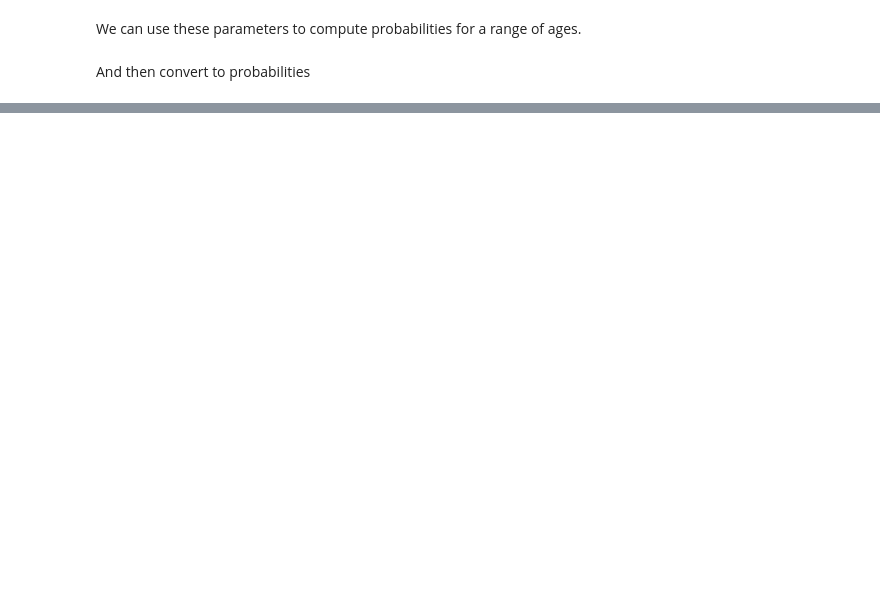
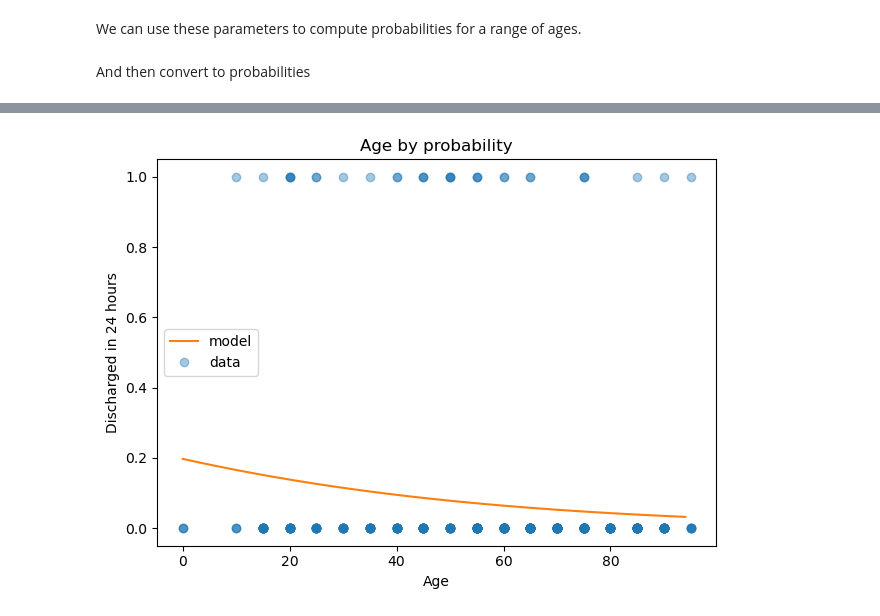
Before and after one commit to HYLODE/HyStakes, a Jupyter notebook: hystakes/vignettes/bayes-for-discharge-using-odds.ipynb, the cells around one changed output, grey strips where cells are left out. Drawn from its saved outputs; the diff is of its cells as text; code cells hidden in the pictures; blank space fills up the shorter version.

```diff
--- a/hystakes/vignettes/bayes-for-discharge-using-odds.ipynb
+++ b/hystakes/vignettes/bayes-for-discharge-using-odds.ipynb
@@ -272,4 +334,5 @@ We can use these parameters to compute probabilities for a range of ages.
 # %%
 inter = results.params['Intercept']
 slope = results.params['x']
-xs = np.arange(53, 83) - age_offset
+xs = np.arange(df.age.min(), df.age.max()) - age_offset
+log_odds = inter + slope * xs
@@ -295,0 +368,5 @@ plt.show()
+# %%
+plt.plot(xs+age_offset, ps, label='model', color='C1')
+plot_data(df)
+# %% [output]
+[figure, added]
```
Also changed, not shown: parts of 44 cells of this notebook.
